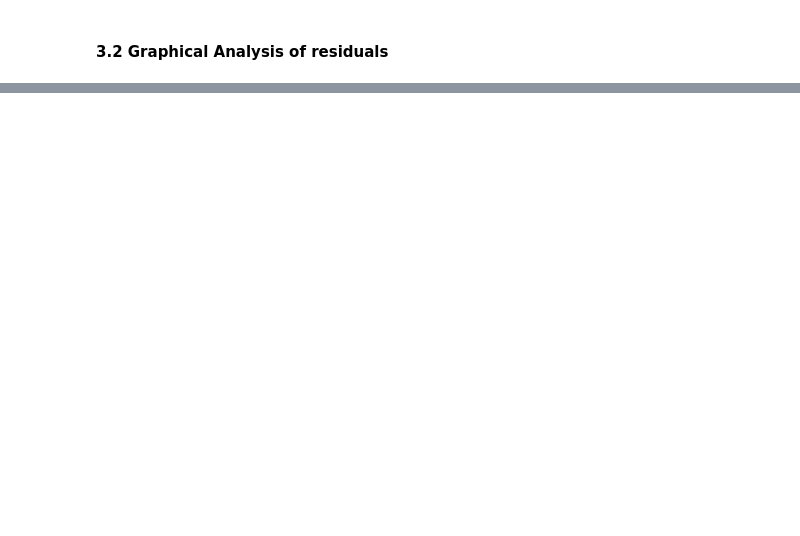
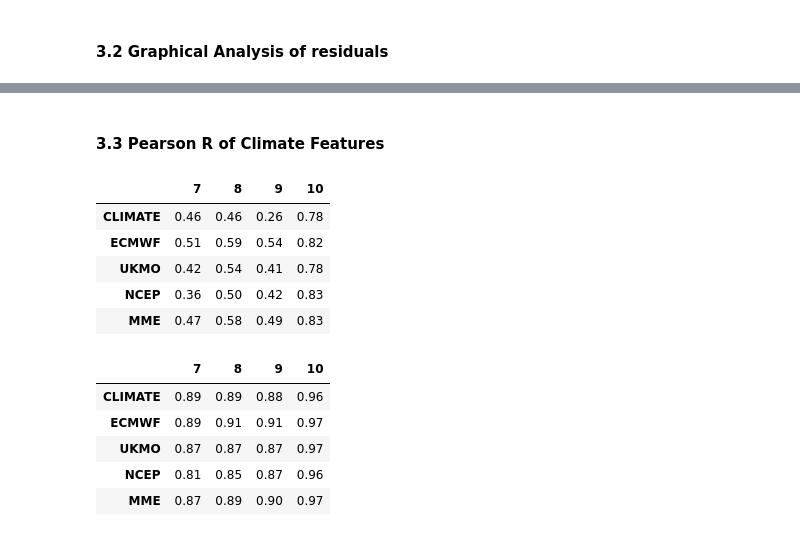
Before and after one commit to mzachow/wheat-yield-forecast-brazil, a Jupyter notebook: figures_for_manuscript.ipynb, the cells around one changed output, grey strips where cells are left out. Cells and saved outputs as stored; diff of their text form; code cells hidden in the pictures; blank space fills up the shorter version.

```diff
--- a/figures_for_manuscript.ipynb
+++ b/figures_for_manuscript.ipynb
@@ -140,0 +153,2 @@ for month in months_of_crop_season:
+# %% [markdown]
+#### 3.3 Pearson R of Climate Features
@@ -140,0 +191,52 @@ for month in months_of_crop_season:
+# %%
+results_tmean = pd.DataFrame(0, index=["CLIMATE", "ECMWF", "UKMO", "NCEP", "MME"], columns=list(range(7,11)))
+results_rain= pd.DataFrame(0, index=["CLIMATE", "ECMWF", "UKMO", "NCEP", "MME"], columns=list(range(7,11)))
+for m in ["CLIMATE", "ECMWF", "UKMO", "NCEP", "MME"]:
+    model = kfold_cv_dataset.loc[(kfold_cv_dataset["init_month"].isin([7])) & (kfold_cv_dataset["model"] == m), [c for c in kfold_cv_dataset.columns if ("Tmean" in c) or (c in ["model", "init_month"])]].reset_index(drop=True).set_index(["model", "init_month"]).values.reshape(1,-1).flatten()
+    observation = kfold_cv_dataset.loc[(kfold_cv_dataset["init_month"].isin([11])) & (kfold_cv_dataset["model"] == "WS"), [c for c in kfold_cv_dataset.columns if ("Tmean" in c) or (c in ["model", "init_month"])]].reset_index(drop=True).set_index(["model", "init_month"]).values.reshape(1,-1).flatten()
+    results_tmean.loc[m, 7] = pearsonr(model, observation)[0]
+
+    model = kfold_cv_dataset.loc[(kfold_cv_dataset["init_month"].isin([8])) & (kfold_cv_dataset["model"] == m), [c for c in kfold_cv_dataset.columns if (("Tmean" in c) or (c in ["model", "init_month"]))]].reset_index(drop=True).set_index(["model", "init_month"]).values.reshape(1,-1).flatten()
+    observation = kfold_cv_dataset.loc[(kfold_cv_dataset["init_month"].isin([11])) & (kfold_cv_dataset["model"] == "WS"), [c for c in kfold_cv_dataset.columns if (("Tmean" in c) or (c in ["model", "init_month"]))]].reset_index(drop=True).set_index(["model", "init_month"]).values.reshape(1,-1).flatten()
+    results_tmean.loc[m, 8] = pearsonr(model, observation)[0]
+
+    model = kfold_cv_dataset.loc[(kfold_cv_dataset["init_month"].isin([9])) & (kfold_cv_dataset["model"] == m), [c for c in kfold_cv_dataset.columns if (("Tmean" in c) or (c in ["model", "init_month"])) & ("Aug" not in c)]].reset_index(drop=True).set_index(["model", "init_month"]).values.reshape(1,-1).flatten()
+    observation = kfold_cv_dataset.loc[(kfold_cv_dataset["init_month"].isin([11])) & (kfold_cv_dataset["model"] == "WS"), [c for c in kfold_cv_dataset.columns if (("Tmean" in c) or (c in ["model", "init_month"])) & ("Aug" not in c)]].reset_index(drop=True).set_index(["model", "init_month"]).values.reshape(1,-1).flatten()
+    results_tmean.loc[m, 9] = pearsonr(model, observation)[0]
+
+    model = kfold_cv_dataset.loc[(kfold_cv_dataset["init_month"].isin([10])) & (kfold_cv_dataset["model"] == m), [c for c in kfold_cv_dataset.columns if (("Tmean" in c) or (c in ["model", "init_month"])) & ("Sep" not in c)]].reset_index(drop=True).set_index(["model", "init_month"]).values.reshape(1,-1).flatten()
+    observation = kfold_cv_dataset.loc[(kfold_cv_dataset["init_month"].isin([11])) & (kfold_cv_dataset["model"] == "WS"), [c for c in kfold_cv_dataset.columns if (("Tmean" in c) or (c in ["model", "init_month"])) & ("Sep" not in c)]].reset_index(drop=True).set_index(["model", "init_month"]).values.reshape(1,-1).flatten()
+    results_tmean.loc[m, 10] = pearsonr(model, observation)[0]
+
+for m in ["CLIMATE", "ECMWF", "UKMO", "NCEP", "MME"]:
+    model = kfold_cv_dataset.loc[(kfold_cv_dataset["init_month"].isin([7])) & (kfold_cv_dataset["model"] == m), [c for c in kfold_cv_dataset.columns if ("Rain" in c) or (c in ["model", "init_month"])]].reset_index(drop=True).set_index(["model", "init_month"]).values.reshape(1,-1).flatten()
+    observation = kfold_cv_dataset.loc[(kfold_cv_dataset["init_month"].isin([11])) & (kfold_cv_dataset["model"] == "WS"), [c for c in kfold_cv_dataset.columns if ("Rain" in c) or (c in ["model", "init_month"])]].reset_index(drop=True).set_index(["model", "init_month"]).values.reshape(1,-1).flatten()
+    results_rain.loc[m, 7] = pearsonr(model, observation)[0]
+
+    model = kfold_cv_dataset.loc[(kfold_cv_dataset["init_month"].isin([8])) & (kfold_cv_dataset["model"] == m), [c for c in kfold_cv_dataset.columns if (("Rain" in c) or (c in ["model", "init_month"]))]].reset_index(drop=True).set_index(["model", "init_month"]).values.reshape(1,-1).flatten()
+    observation = kfold_cv_dataset.loc[(kfold_cv_dataset["init_month"].isin([11])) & (kfold_cv_dataset["model"] == "WS"), [c for c in kfold_cv_dataset.columns if (("Rain" in c) or (c in ["model", "init_month"]))]].reset_index(drop=True).set_index(["model", "init_month"]).values.reshape(1,-1).flatten()
+    results_rain.loc[m, 8] = pearsonr(model, observation)[0]
+
+    model = kfold_cv_dataset.loc[(kfold_cv_dataset["init_month"].isin([9])) & (kfold_cv_dataset["model"] == m), [c for c in kfold_cv_dataset.columns if (("Rain" in c) or (c in ["model", "init_month"])) & ("Aug" not in c)]].reset_index(drop=True).set_index(["model", "init_month"]).values.reshape(1,-1).flatten()
+    observation = kfold_cv_dataset.loc[(kfold_cv_dataset["init_month"].isin([11])) & (kfold_cv_dataset["model"] == "WS"), [c for c in kfold_cv_dataset.columns if (("Rain" in c) or (c in ["model", "init_month"])) & ("Aug" not in c)]].reset_index(drop=True).set_index(["model", "init_month"]).values.reshape(1,-1).flatten()
+    results_rain.loc[m, 9] = pearsonr(model, observation)[0]
+
+    model = kfold_cv_dataset.loc[(kfold_cv_dataset["init_month"].isin([10])) & (kfold_cv_dataset["model"] == m), [c for c in kfold_cv_dataset.columns if (("Rain" in c) or (c in ["model", "init_month"])) & ("Sep" not in c)]].reset_index(drop=True).set_index(["model", "init_month"]).values.reshape(1,-1).flatten()
+    observation = kfold_cv_dataset.loc[(kfold_cv_dataset["init_month"].isin([11])) & (kfold_cv_dataset["model"] == "WS"), [c for c in kfold_cv_dataset.columns if (("Rain" in c) or (c in ["model", "init_month"])) & ("Sep" not in c)]].reset_index(drop=True).set_index(["model", "init_month"]).values.reshape(1,-1).flatten()
+    results_rain.loc[m, 10] = pearsonr(model, observation)[0]
+# %%
+results_rain.round(2)
+results_tmean.round(2)
+# %% [output]
+|  | 7 | 8 | 9 | 10 |
+| CLIMATE | 0.46 | 0.46 | 0.26 | 0.78 |
+| ECMWF | 0.51 | 0.59 | 0.54 | 0.82 |
+| UKMO | 0.42 | 0.54 | 0.41 | 0.78 |
+| NCEP | 0.36 | 0.50 | 0.42 | 0.83 |
+| MME | 0.47 | 0.58 | 0.49 | 0.83 |
+|  | 7 | 8 | 9 | 10 |
+| CLIMATE | 0.89 | 0.89 | 0.88 | 0.96 |
+| ECMWF | 0.89 | 0.91 | 0.91 | 0.97 |
+| UKMO | 0.87 | 0.87 | 0.87 | 0.97 |
+| NCEP | 0.81 | 0.85 | 0.87 | 0.96 |
+| MME | 0.87 | 0.89 | 0.90 | 0.97 |
```
Also changed, not shown: parts of 8 cells of this notebook.
